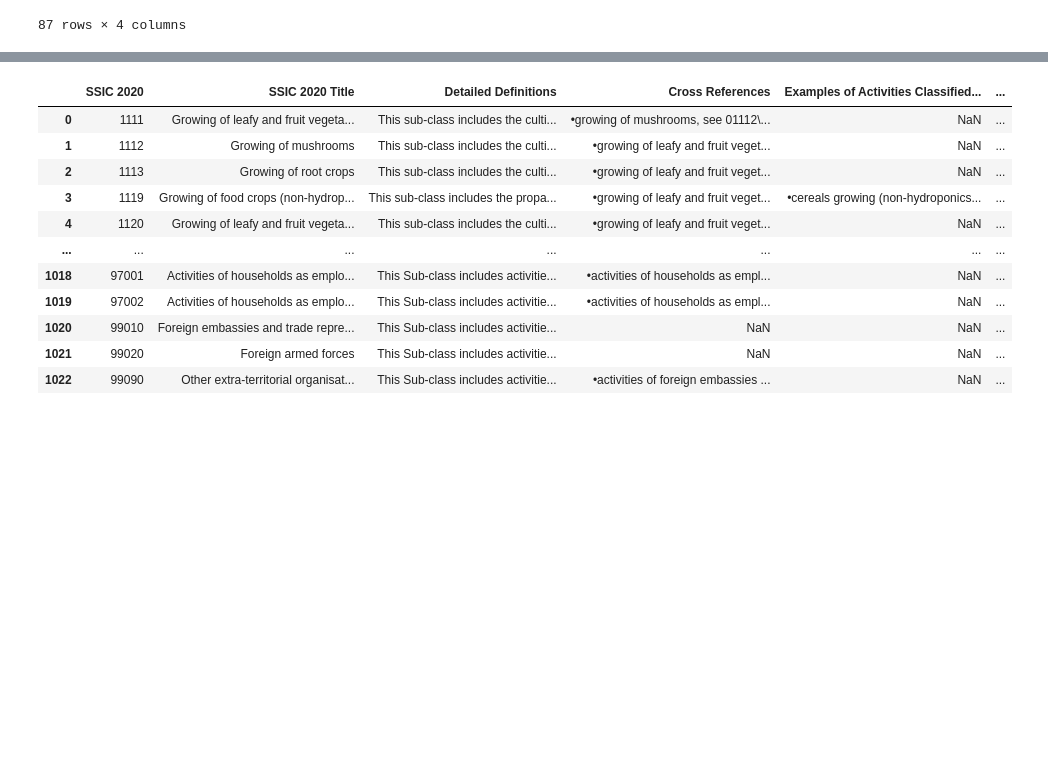
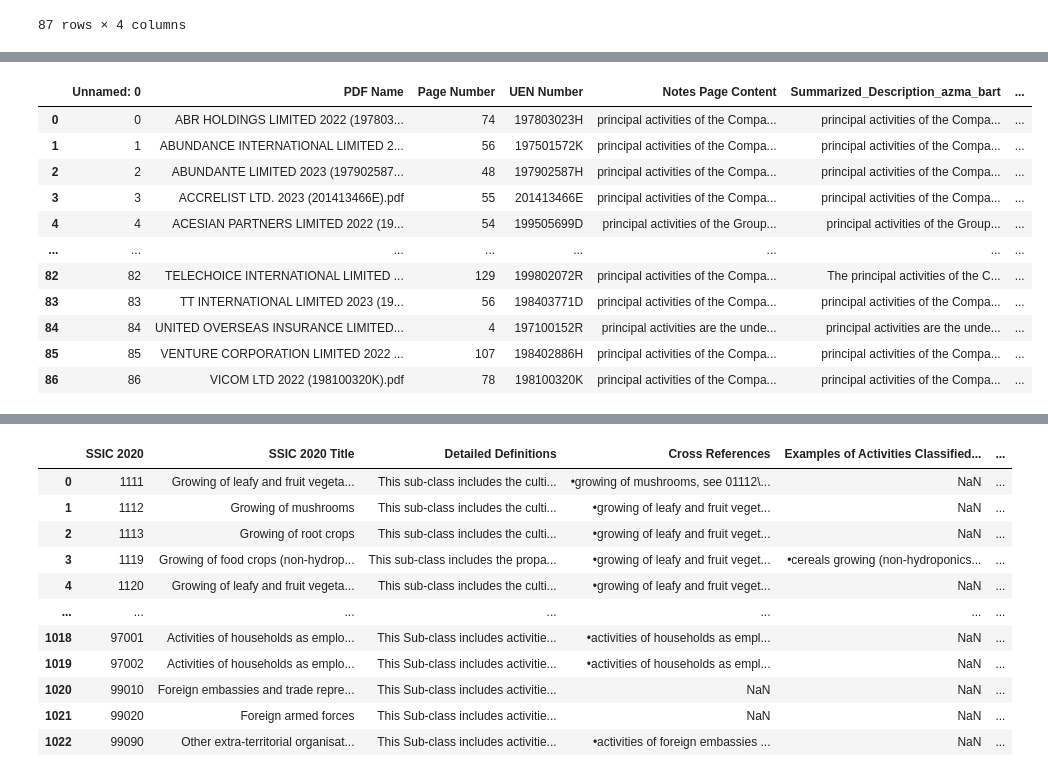
Before and after one commit to yorwel/ssicsync, a Jupyter notebook: LLM_Test/summarization.ipynb, the cells around one changed output, grey strips where cells are left out. Saved outputs shown, nothing was run; the diff lists cells and outputs as text; code cells hidden in the pictures; blank space fills up the shorter version.

```diff
--- a/LLM_Test/summarization.ipynb
+++ b/LLM_Test/summarization.ipynb
@@ -222,0 +263,77 @@ df_for_Summary
+# %%
+###############################################################################################################################################
+# TDIDF
+
+import pandas as pd
+from sklearn.feature_extraction.text import TfidfVectorizer
+import string
+import nltk
+nltk.download('stopwords')
+import re
+# nltk.download()
+from nltk.corpus import stopwords
+
+def preprocess_text(text):
+    # Convert to lowercase
+    text = text.lower()
+    # Remove punctuation
+    text = text.translate(str.maketrans('', '', string.punctuation))
+    # Remove numbers
+    text = re.sub(r'\d+', '', text)
+    # Remove stopwords
+    stop_words = set(stopwords.words('english'))
+    text = ' '.join(word for word in text.split() if word not in stop_words)
+    words_to_remove = ['principal','activity' ,'activities', 'investment', 'holding', 'holdings', 'singapore', 'exchange', 'securities', 'trading', 'limited', 'company']  # List of additional words to remove############################################################
+    # Remove additional words
+    if words_to_remove:
+        text = ' '.join(word for word in text.split() if word not in words_to_remove)
+    return text
+
+df_for_Summary['Azma_bart_tfidf'] = df_for_Summary['Summarized_Description_azma_bart'].apply(preprocess_text)
+df_for_Summary['FB_bart_tfidf'] = df_for_Summary['Summarized_Description_facebook_bart'].apply(preprocess_text)
+df_for_Summary['Philschmid_bart_tfidf'] = df_for_Summary['Summarized_Description_philschmid_bart'].apply(preprocess_text)
+
+tfidf_vectorizer = TfidfVectorizer(
+    # # max_df=0.8,         # Ignore terms that appear in more than 80% of documents
+    # # min_df=2,           # Ignore terms that appear in fewer than 2 documents
+    # max_features=1000,  # Consider only the top 1000 terms by TF-IDF score
+    # ngram_range=(1, 2), # Include both unigrams and bigrams
+    # stop_words='english' # Remove standard English stop words
+)
+
+# Fit and transform the preprocessed text ('Notes Page Content2')
+tfidf_matrix = tfidf_vectorizer.fit_transform(df_for_Summary['Azma_bart_tfidf'])
+tfidf_matrix = tfidf_vectorizer.fit_transform(df_for_Summary['FB_bart_tfidf'])
+tfidf_matrix = tfidf_vectorizer.fit_transform(df_for_Summary['Philschmid_bart_tfidf'])
+
+# Get feature names (terms)
+terms = tfidf_vectorizer.get_feature_names_out()
+
+# Set a TF-IDF threshold
+tfidf_threshold = 0.1
+
+# Function to get important terms from a document
+def get_important_terms(doc_index, tfidf_matrix, terms, threshold, top_tokens=10):
+    term_scores = tfidf_matrix[doc_index].toarray().flatten()
+    important_term_indices = term_scores >= threshold
+
+    # Filter terms based on threshold and preserve original order
+    important_terms = [terms[i] for i in range(len(terms)) if important_term_indices[i]]
+
+    # Retrieve original order from 'Notes Page Content2'
+    original_text = df_for_Summary.at[doc_index, 'Azma_bart_tfidf'].split()
+    important_terms_in_order = [term for term in original_text if term in important_terms]
+
+    # Get the first 'top_tokens' tokens
+    first_10_tokens = important_terms_in_order[:top_tokens]
+
+    return ' '.join(first_10_tokens )
+
+# Apply the function to each document in the DataFrame
+df_for_Summary['Azma_bart_tfidf']= [
+    get_important_terms(i, tfidf_matrix, terms, tfidf_threshold)
+    for i in range(tfidf_matrix.shape[0])
+]
+
+df_for_Summary
+# %% [output]
@@ -222,0 +343,12 @@ df_for_Summary
+|  | Unnamed: 0 | PDF Name | Page Number | UEN Number | Notes Page Content | Summarized_Description_azma_bart | ... |
+| 0 | 0 | ABR HOLDINGS LIMITED 2022 (197803... | 74 | 197803023H | principal activities of the Compa... | principal activities of the Compa... | ... |
+| 1 | 1 | ABUNDANCE INTERNATIONAL LIMITED 2... | 56 | 197501572K | principal activities of the Compa... | principal activities of the Compa... | ... |
+| 2 | 2 | ABUNDANTE LIMITED 2023 (197902587... | 48 | 197902587H | principal activities of the Compa... | principal activities of the Compa... | ... |
+| 3 | 3 | ACCRELIST LTD. 2023 (201413466E).pdf | 55 | 201413466E | principal activities of the Compa... | principal activities of the Compa... | ... |
+| 4 | 4 | ACESIAN PARTNERS LIMITED 2022 (19... | 54 | 199505699D | principal activities of the Group... | principal activities of the Group... | ... |
+| ... | ... | ... | ... | ... | ... | ... | ... |
+| 82 | 82 | TELECHOICE INTERNATIONAL LIMITED ... | 129 | 199802072R | principal activities of the Compa... | The principal activities of the C... | ... |
+| 83 | 83 | TT INTERNATIONAL LIMITED 2023 (19... | 56 | 198403771D | principal activities of the Compa... | principal activities of the Compa... | ... |
+| 84 | 84 | UNITED OVERSEAS INSURANCE LIMITED... | 4 | 197100152R | principal activities are the unde... | principal activities are the unde... | ... |
+| 85 | 85 | VENTURE CORPORATION LIMITED 2022 ... | 107 | 198402886H | principal activities of the Compa... | principal activities of the Compa... | ... |
+| 86 | 86 | VICOM LTD 2022 (198100320K).pdf | 78 | 198100320K | principal activities of the Compa... | principal activities of the Compa... | ... |
```
Also changed, not shown: parts of 19 cells of this notebook, 6 other files.
